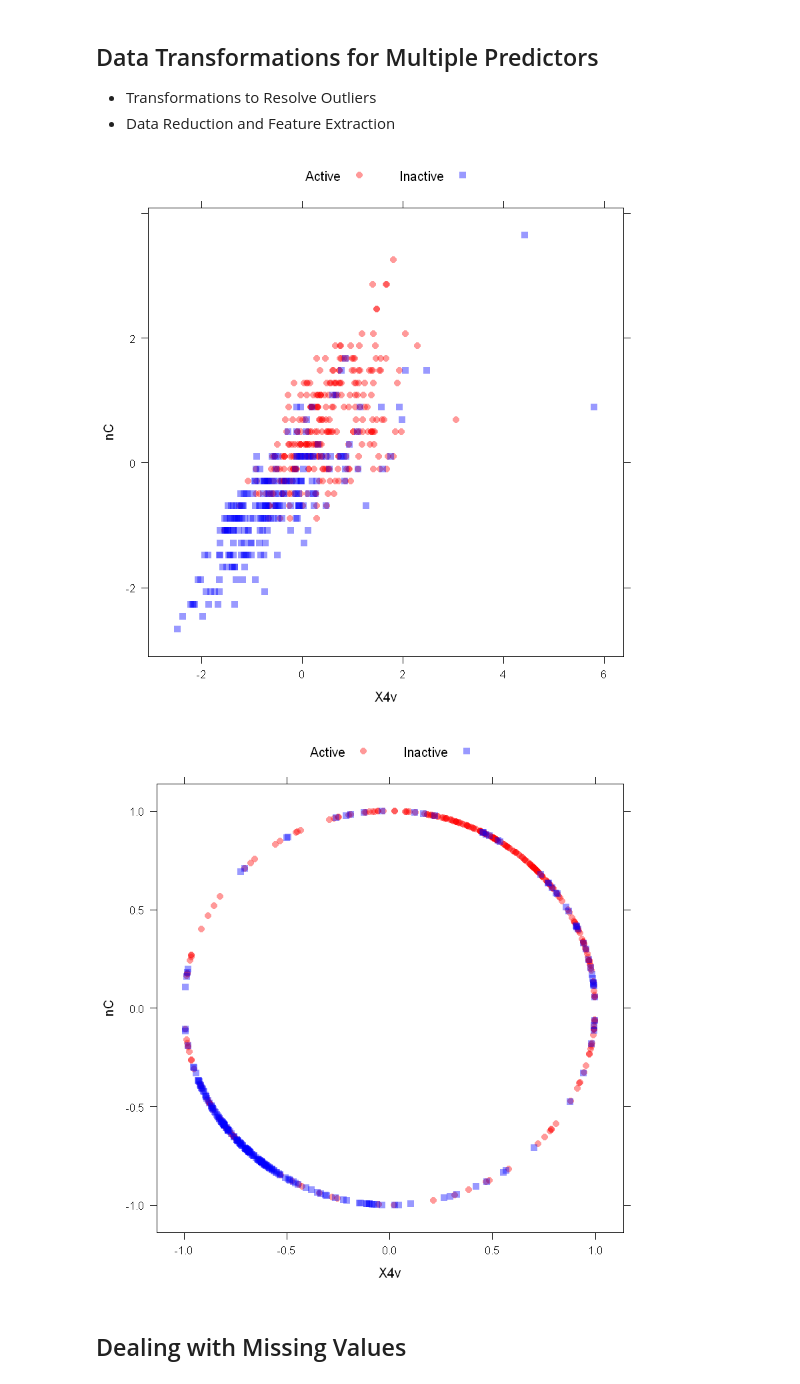
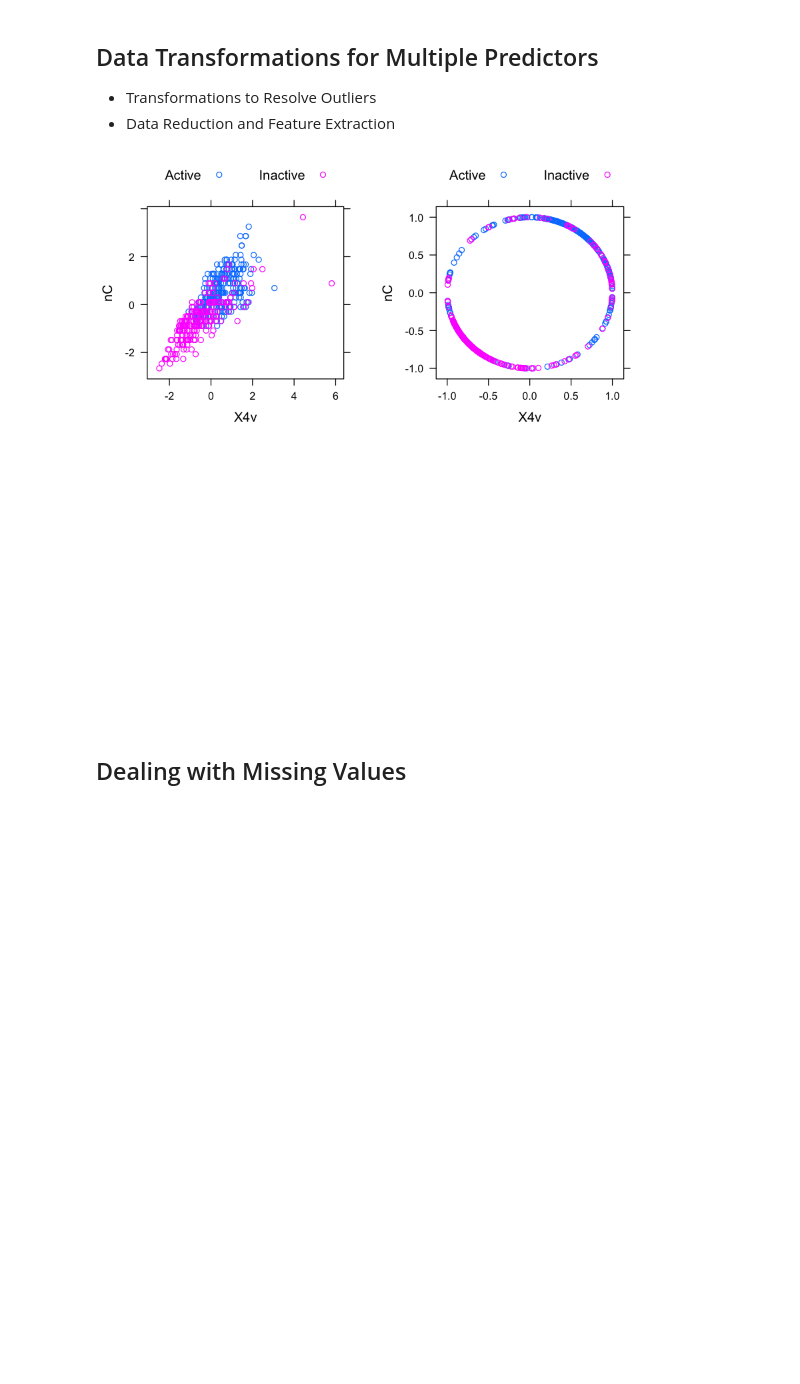
Before and after one commit to Randallzoeng/BookClub, a Jupyter notebook: AppliedPredictiveModeling/3.1. Case Study Cell Segmentation in High-Content Screening.ipynb, the cells around one changed output. Drawn from its saved outputs; the diff is of its cells as text; code cells hidden in the pictures; blank space fills up the shorter version.

```diff
--- a/AppliedPredictiveModeling/3.1. Case Study Cell Segmentation in High-Content Screening.ipynb
+++ b/AppliedPredictiveModeling/3.1. Case Study Cell Segmentation in High-Content Screening.ipynb
@@ -52,19 +52,19 @@ grid.arrange(p1, p2, ncol=2)
 - Transformations to Resolve Outliers
 - Data Reduction and Feature Extraction
 # %%
-library(AppliedPredictiveModeling)
+library(caret)
 transparentTheme(trans = .4)
 data(mdrr)
 plotSubset <- data.frame(scale(mdrrDescr[,c("nC","X4v")]))
 layout(matrix(c(1,2),nr=1,byrow=T))
-xyplot(nC ~ X4v,data = plotSubset,groups = mdrrClass, auto.key = list(columns = 2))
+p3 <- xyplot(nC ~ X4v,data = plotSubset,groups = mdrrClass, auto.key = list(columns = 2))
 
 transformed <- spatialSign(plotSubset)
 transformed <- as.data.frame(transformed)
-xyplot(nC ~ X4v, data = transformed, groups = mdrrClass, auto.key = list(columns = 2))
+p4<-xyplot(nC ~ X4v, data = transformed, groups = mdrrClass, auto.key = list(columns = 2))
+grid.arrange(p3, p4, ncol=2,nrow=2)
 # %% [output]
-[figure, old version]
+[figure, new version]
-[figure, removed]
 # %% [markdown]
 ## Dealing with Missing Values
 # %% [markdown]
```
Also changed, not shown: parts of 5 cells of this notebook.
